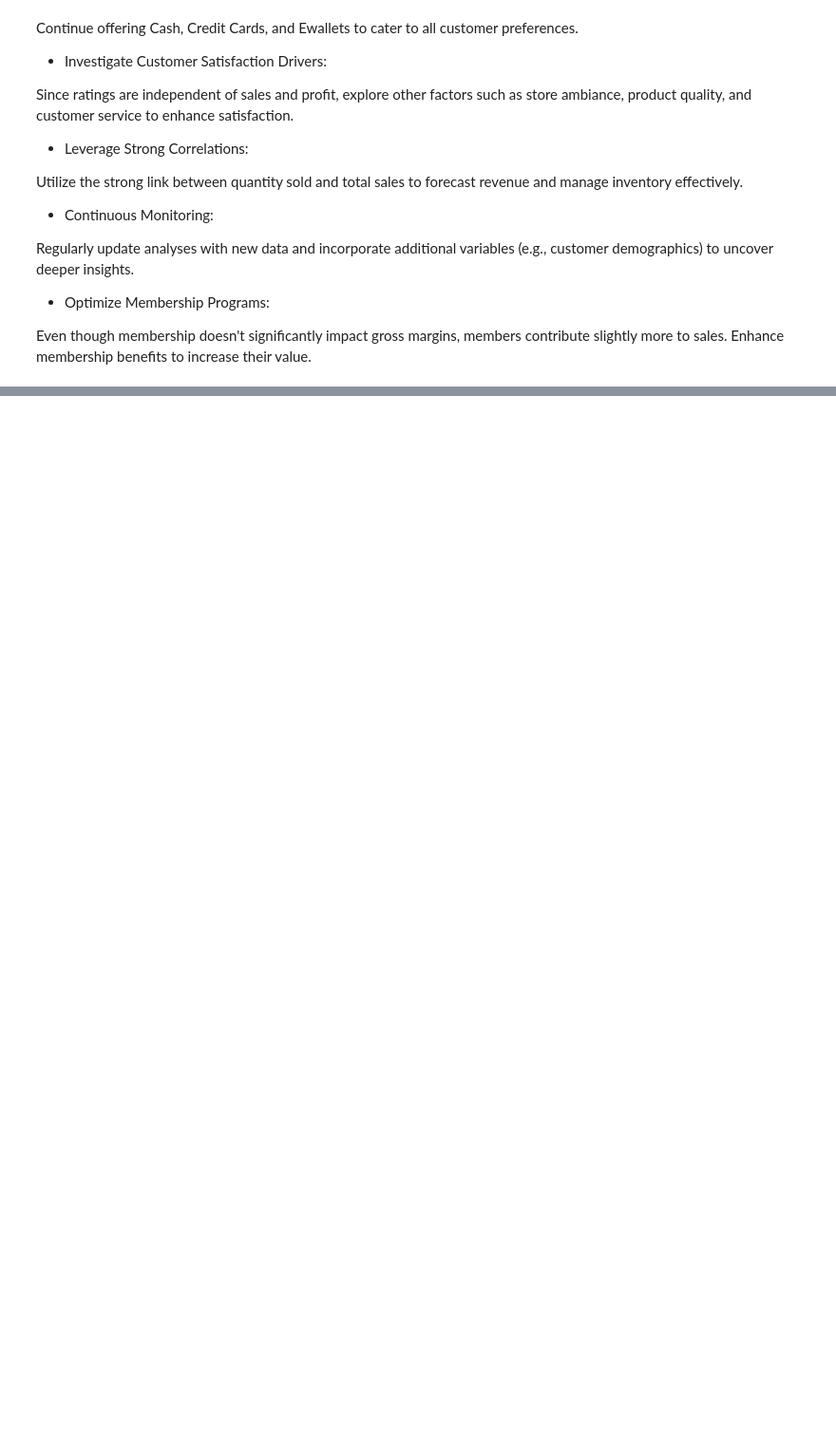
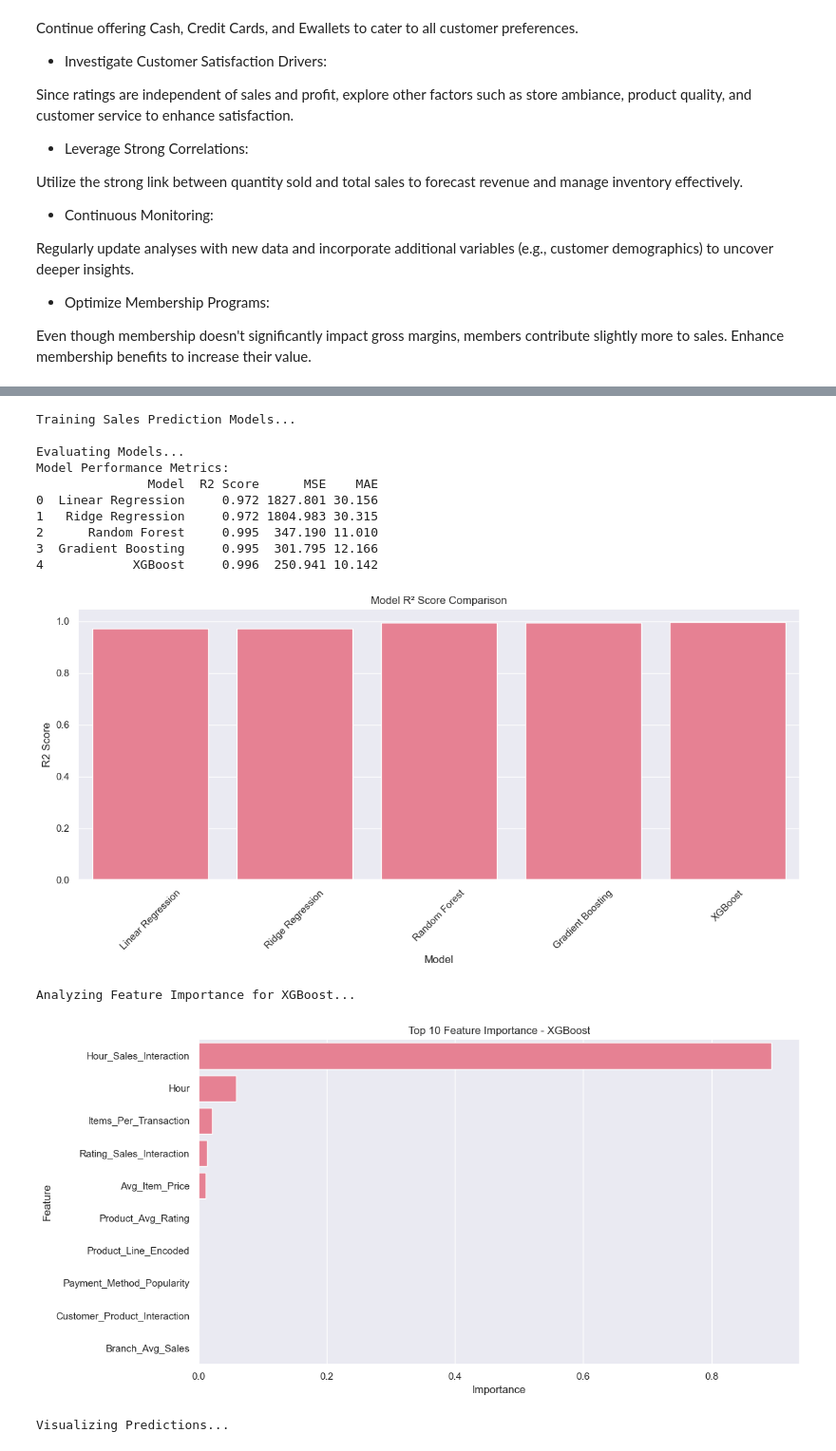
Before and after one commit to samuelarthurr/Final-Project_Data-Science, a Jupyter notebook: supermarket_sales.ipynb, the cells around one changed output, grey strips where cells are left out. Shown at 95% size. Drawn from its saved outputs; the diff is of its cells as text; code cells hidden in the pictures; blank space fills up the shorter version.

Commit message:
Feature Engineering and Machine Learning Modelling Finished

```diff
--- a/supermarket_sales.ipynb
+++ b/supermarket_sales.ipynb
@@ -2810,0 +3579,54 @@ Even though membership doesn't significantly impact gross margins, members contr
+# %%
+def visualize_predictions(results, model_name):
+    """
+    Visualize actual vs predicted values
+    """
+    actual = results[model_name]['actual']
+    predicted = results[model_name]['predictions']
+
+    plt.figure(figsize=(10, 6))
+    plt.scatter(actual, predicted, alpha=0.5)
+    plt.plot([actual.min(), actual.max()], [actual.min(), actual.max()], 'r--', lw=2)
+    plt.xlabel('Actual Values')
+    plt.ylabel('Predicted Values')
+    plt.title(f'Actual vs Predicted Values - {model_name}')
+    plt.tight_layout()
+    plt.show()
+# %%
+# Prepare features and target variables
+X = prepare_data(df_engineered)
+y_sales = df_engineered['TOTAL']
+y_rating = df_engineered['RATING']
+
+# Train models for sales prediction
+print("Training Sales Prediction Models...")
+sales_results, X_train_scaled, X_test_scaled, y_train, y_test, scaler = train_sales_prediction_models(X, y_sales)
+
+# Evaluate models
+print("\nEvaluating Models...")
+metrics_df = evaluate_models(sales_results)
+
+# Analyze feature importance for best model
+best_model_name = metrics_df.iloc[metrics_df['R2 Score'].idxmax()]['Model']
+best_model = sales_results[best_model_name]['model']
+print(f"\nAnalyzing Feature Importance for {best_model_name}...")
+feature_imp = analyze_feature_importance(best_model, X.columns, best_model_name)
+
+# Visualize predictions for best model
+print("\nVisualizing Predictions...")
+visualize_predictions(sales_results, best_model_name)
+# %% [output]
+Training Sales Prediction Models...
+
+Evaluating Models...
+Model Performance Metrics:
+               Model  R2 Score      MSE    MAE
+0  Linear Regression     0.972 1827.801 30.156
+1   Ridge Regression     0.972 1804.983 30.315
+2      Random Forest     0.995  347.190 11.010
+3  Gradient Boosting     0.995  301.795 12.166
+4            XGBoost     0.996  250.941 10.142
+[figure, added]
+Analyzing Feature Importance for XGBoost...
+[figure, added]
+Visualizing Predictions...
```
Also changed, not shown: parts of 18 cells of this notebook.
